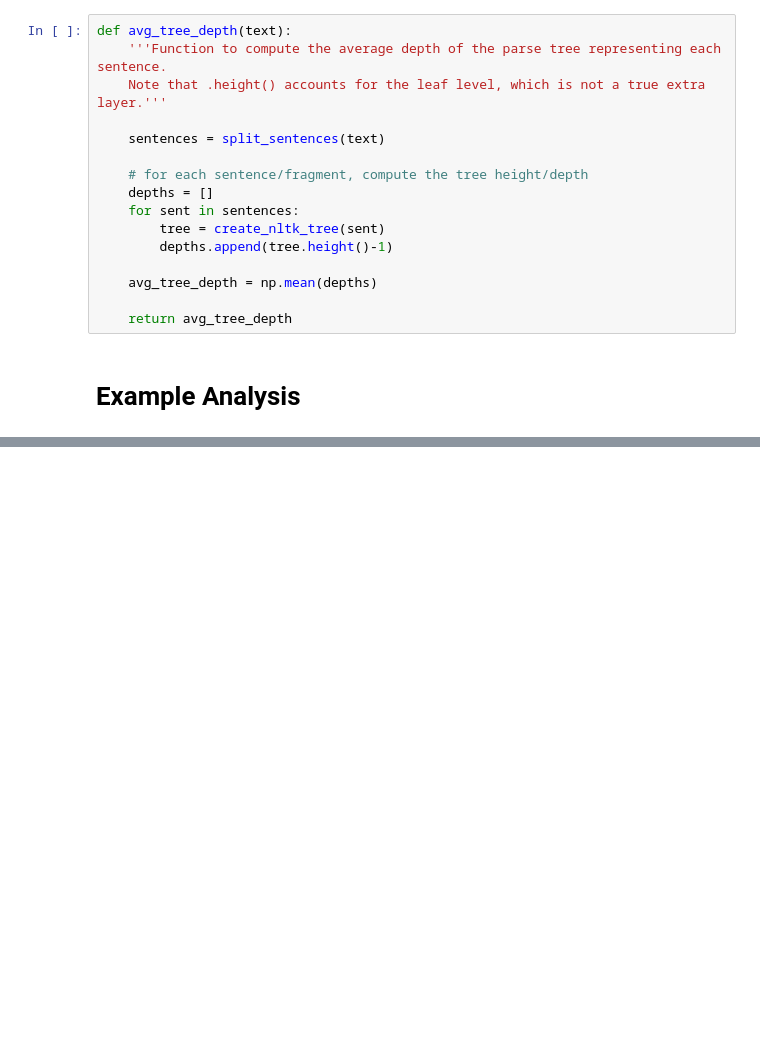
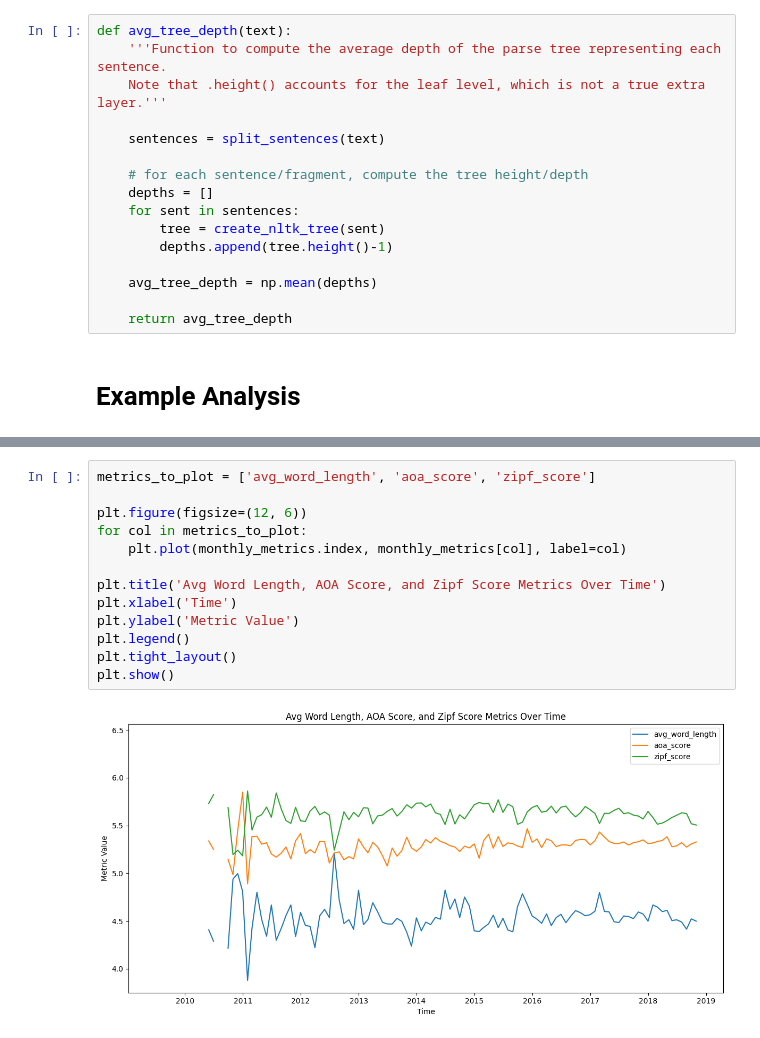
Before and after one commit to nickvick04/ORFE-Thesis, a Jupyter notebook: ExampleAnalysis.ipynb, the cells around one changed output, grey strips where cells are left out. Cells and saved outputs as stored; diff of their text form; blank space fills up the shorter version.

```diff
--- a/ExampleAnalysis.ipynb
+++ b/ExampleAnalysis.ipynb
@@ -374,0 +408,15 @@ plt.show()
+# %%
+metrics_to_plot = ['avg_word_length', 'aoa_score', 'zipf_score']
+
+plt.figure(figsize=(12, 6))
+for col in metrics_to_plot:
+    plt.plot(monthly_metrics.index, monthly_metrics[col], label=col)
+
+plt.title('Avg Word Length, AOA Score, and Zipf Score Metrics Over Time')
+plt.xlabel('Time')
+plt.ylabel('Metric Value')
+plt.legend()
+plt.tight_layout()
+plt.show()
+# %% [output]
+[figure, added]
```
Also changed, not shown: parts of 5 cells of this notebook.
